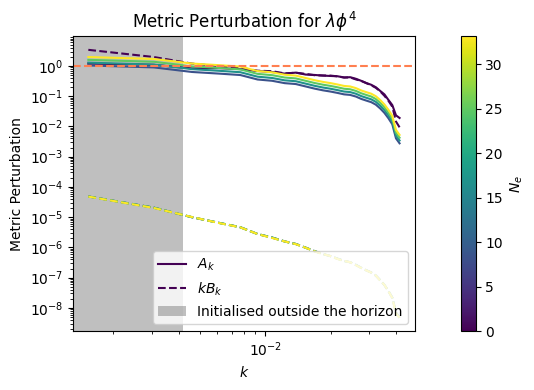
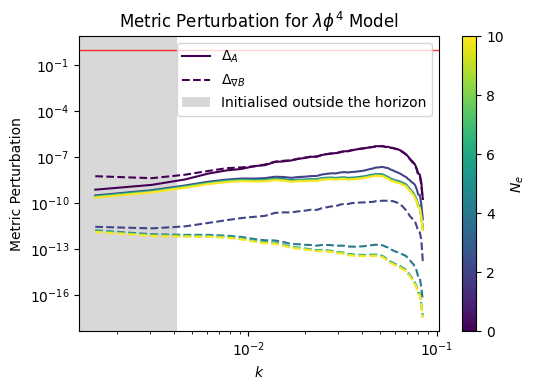
The notebook cell's code change between the first figure and the second:
--- before
+++ after
@@ -1,55 +1,76 @@
-indices_to_plot = [i for i in range(0, int(len(spectra_blocks)/2), 2000)] # Divide by 10 to only print first 20% of evolution
+import os
+# Indices / targets in Ne
+target_Ne = [0, 2, 4, 6, 8, 10]
+current_Nes = np.array([np.log(a_t(t)) for t in spectra_times])
+
+# Output folder for the saved metric-perturbation data
+out_dir = "lphi4/"
+os.makedirs(out_dir, exist_ok=True)
+
+# Figure
+fig, ax = plt.subplots(figsize=[5.5, 4])
+
+# Color map by Ne
 cmap = cm.viridis
-norm = mcolors.Normalize(vmin=min(indices_to_plot), vmax=max(indices_to_plot))
+norm = mcolors.Normalize(vmin=min(target_Ne), vmax=max(target_Ne))
+sm = cm.ScalarMappable(cmap=cmap, norm=norm)
+sm.set_array([])
+
+for target in target_Ne:
+    idx = np.abs(current_Nes - target).argmin()
+    block = spectra_blocks[idx]
+    x, y1, y2, y3 = process_block(block)
+
+    # Use Mp consistently (you defined Mp above)
+    k = np.array(x) * omega_star / M_p
+    Deltaphi = np.array(y1) * f_star**2 / M_p**2
+    Deltadphi = np.array(y2) * f_star**2 * omega_star**2 / M_p**4
+
+    time = spectra_times[idx]
+    eps = epsilon_t(time)
+    H = Hubble_t(time)
+    phidot = dphi_t(time)
+    delta_sr = eta_t(time)
+
+    DeltaA = (eps * H / phidot)**2 * Deltaphi
+    DeltaB = (
+        (eps * H / phidot)**2
+        * (Deltadphi + (delta_sr - eps)**2 * H**2 * Deltaphi) / k**2
+        
+    )
+
+    color = cmap(norm(target))
+    ax.plot(k, DeltaA, color=color, linestyle='-',
+            label=r'$\Delta_A$' if target == target_Ne[0] else None)
+    ax.plot(k, DeltaB, color=color, linestyle='--',
+            label=r'$\Delta_{\nabla B}$' if target == target_Ne[0] else None)
+
+    # Save the data for this Ne snapshot
+    save_data = np.column_stack([k, DeltaA, DeltaB])
+    out_file = os.path.join(out_dir, f"MetricPerturbation_Ne{target}.txt")
+    header = "k_over_Mp   abs_Ak   abs_kBk"
+    np.savetxt(out_file, save_data, header=header)
+
+    DeltaR = (np.array(y1)) * f_star**2 / (2 * epsilon_t(spectra_times[idx]) * M_p**2)
+    save_data = np.column_stack([k, DeltaR])
+    out_file = os.path.join(out_dir, f"CLP_R_Ne{target}.txt")
+    header = "k_over_Mp   DeltaR"
+    np.savetxt(out_file, save_data, header=header)
 
 
-# Plot the power spectrum of phi over time
-plt.figure(figsize=[5.5,4])
-for idx in indices_to_plot:
-    block = spectra_blocks[idx]
-    x, y1, y2, y3 = process_block(block)  # Extract data from the block
-    k = np.array(x) * omega_star / M_p
-    Deltaphi = (np.array(y1)) * f_star**2 / M_p**2
-    Pphi = Deltaphi * 2 * np.pi**2 / k**3
-    Deltadphi = (np.array(y2)) * f_star**2 * omega_star**2 / M_p**4
-    time = spectra_times[idx]
-    
-    a = a_t(time)
-    H = Hubble_t(time)
-    phidot = dphi_t(time)
-    eps = epsilon_t(time)
-    delta_sr = eta_t(time)   # whatever your code calls the second slow-roll parameter
+ax.axvspan(kh_t(0) - 1, kh_t(0), facecolor='grey', alpha=.3,
+           label="Initialised outside the horizon")
+ax.axhline(1, color='r', linestyle='-', linewidth=1, alpha=0.8)
 
-    delta_phi_k = np.sqrt(2 * np.pi**2 / k**3 * Deltaphi)
-    delta_dphi_k = np.sqrt(2 * np.pi**2 / k**3 * Deltadphi)
+ax.set_xlabel(r'$k$')
+ax.set_ylabel(r'Metric Perturbation')
+ax.set_title("Metric Perturbation for $\lambda\phi^4$ Model")
+ax.set_xscale('log')
+ax.set_yscale('log')
+ax.legend()
 
-    A_k = eps * H / phidot * delta_phi_k
+cbar = plt.colorbar(sm, ax=ax)
+cbar.set_label(r'$N_e$')
 
-    B_k = (
-        eps * H / phidot
-        * (delta_dphi_k + (delta_sr - eps) * H * delta_phi_k)
-        / k**2
-    )
-
-    shift_metric_k = np.abs(k * B_k)
-    plt.plot(k, np.abs(A_k), color=cmap(norm(idx)), linestyle='-', label = "$A_k$" if idx == 0 else None)
-    plt.plot(k, shift_metric_k, color=cmap(norm(idx)), linestyle='--', label = "$k B_k$"if idx == 0 else None)
-
-cmap = cm.viridis
-norm = mcolors.Normalize(vmin=np.log(a_t(spectra_times[min(indices_to_plot)])), vmax=np.log(a_t(spectra_times[max(indices_to_plot)])))
-
-sm = cm.ScalarMappable(cmap=cmap, norm=norm)
-sm.set_array([])
-cbar = plt.colorbar(sm, ax=plt.gca(), pad=0.1)
-cbar.set_label(r'$N_e$')
-plt.title("Metric Perturbation for $\lambda \phi^4$")
-plt.axvspan(kh_t(0)-1, kh_t(0), facecolor='grey', alpha=.5, label="Initialised outside the horizon")
-plt.axhline(1, linestyle="--", color = "coral")
-plt.xlabel(r'$k$')
-plt.legend(loc='lower right')
-plt.ylabel(r'Metric Perturbation')
-plt.xscale('log')
-plt.yscale('log')
 plt.tight_layout()
-plt.savefig('lphi4_AB.pdf')
 plt.show()

Commit: Add CosmoLattice results